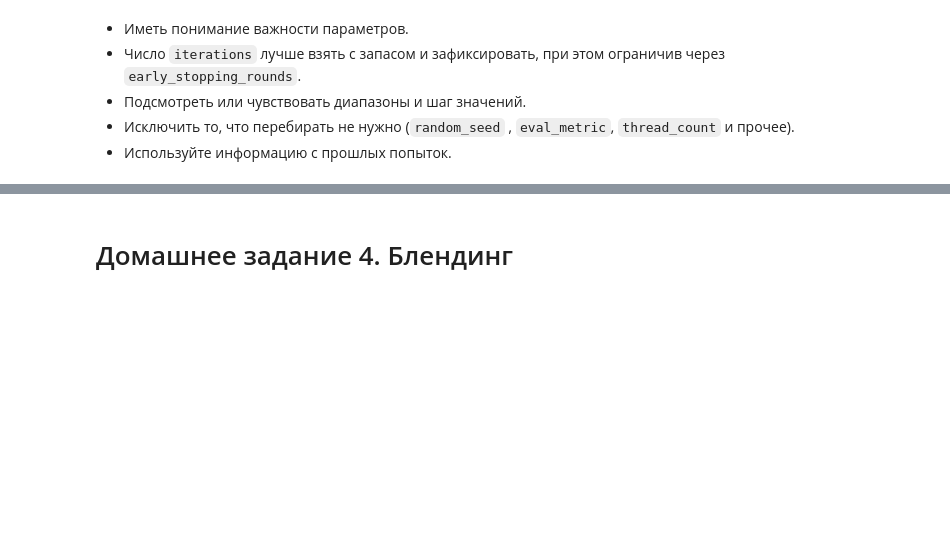
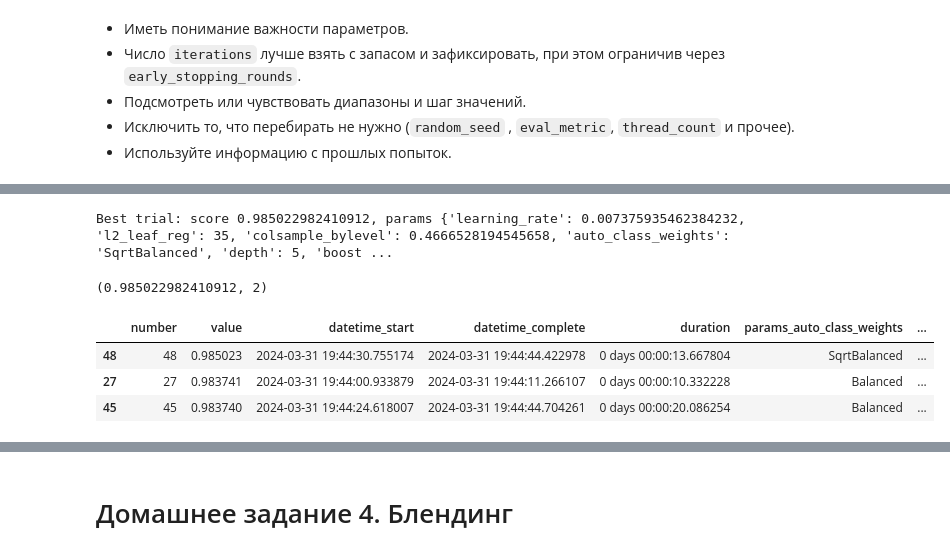
Before and after one commit to savspit/mipt_competitive_ds, a Jupyter notebook: shestakov_anton_vladimirovich.ipynb, the cells around one changed output, grey strips where cells are left out. Saved outputs shown, nothing was run; the diff lists cells and outputs as text; code cells hidden in the pictures; blank space fills up the shorter version.

```diff
--- a/shestakov_anton_vladimirovich.ipynb
+++ b/shestakov_anton_vladimirovich.ipynb
@@ -996,0 +1066,6 @@ study.optimize(objective, n_trials=10)
+# %%
+study = optuna.create_study(direction="maximize")
+study.optimize(objective,
+               n_trials=50,
+               n_jobs = -1,
+               show_progress_bar=True,)
@@ -996,0 +1091,4 @@ study.optimize(objective, n_trials=10)
+# %%
+print("Best trial: score {}, params {}".format(study.best_trial.value, study.best_trial.params))
+# %% [output]
+Best trial: score 0.985022982410912, params {'learning_rate': 0.007375935462384232, 'l2_leaf_reg': 35, 'colsample_bylevel': 0.4666528194545658, 'auto_class_weights': 'SqrtBalanced', 'depth': 5, 'boost ...
@@ -996,0 +1100,12 @@ study.optimize(objective, n_trials=10)
+# %%
+valid_scores, len(models)
+# %% [output]
+(0.985022982410912, 2)
+# %%
+trials_df = study.trials_dataframe().sort_values('value', ascending=False)
+trials_df.head(3)
+# %% [output]
+|  | number | value | datetime_start | datetime_complete | duration | params_auto_class_weights | ... |
+| 48 | 48 | 0.985023 | 2024-03-31 19:44:30.755174 | 2024-03-31 19:44:44.422978 | 0 days 00:00:13.667804 | SqrtBalanced | ... |
+| 27 | 27 | 0.983741 | 2024-03-31 19:44:00.933879 | 2024-03-31 19:44:11.266107 | 0 days 00:00:10.332228 | Balanced | ... |
+| 45 | 45 | 0.983740 | 2024-03-31 19:44:24.618007 | 2024-03-31 19:44:44.704261 | 0 days 00:00:20.086254 | Balanced | ... |
```
Also changed, not shown: parts of 18 cells of this notebook.
